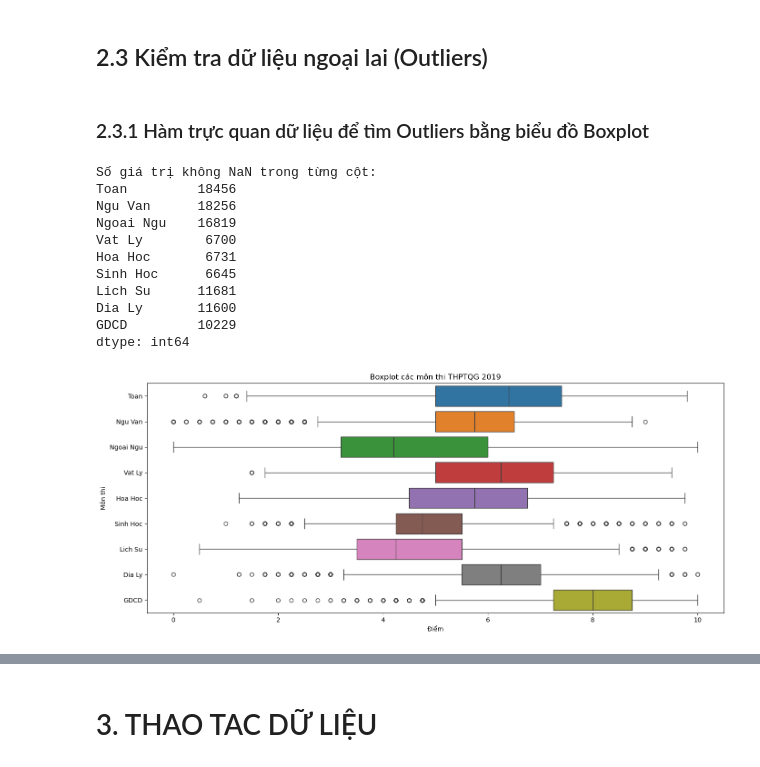
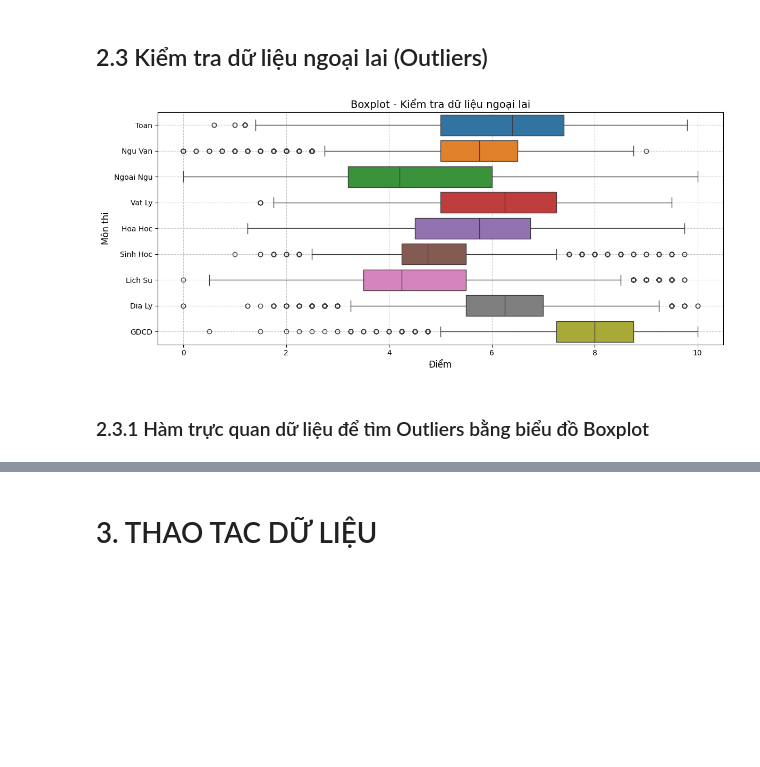
Before and after one commit to KietChauu/THPTQG_source_analysis, a Jupyter notebook: data.ipynb, the cells around one changed output, grey strips where cells are left out. Saved outputs shown, nothing was run; the diff lists cells and outputs as text; code cells hidden in the pictures; blank space fills up the shorter version.

```diff
--- a/data.ipynb
+++ b/data.ipynb
@@ -106,44 +106,43 @@ df_clean
 df_clean.to_csv("diem_thptqg_2019_clean.csv", index=False, encoding='utf-8-sig')
 # %% [markdown]
 ## 2.3 Kiểm tra dữ liệu ngoại lai (Outliers)
+# %%
+# Kiểm tra dữ liệu ngoại lai (Outliers) bằng phương pháp IQR
+def detect_outliers_iqr(data, column):
+    Q1 = data[column].quantile(0.25)  # Quartile 1
+    Q3 = data[column].quantile(0.75)  # Quartile 3
+    IQR = Q3 - Q1  # Interquartile Range
+    lower_bound = Q1 - 1.5 * IQR
+    upper_bound = Q3 + 1.5 * IQR
+    outliers = data[(data[column] < lower_bound) |
+                    (data[column] > upper_bound)]
+    return outliers
+
+
+# Áp dụng kiểm tra ngoại lai cho từng cột trong danh sách các môn học
+outliers_dict = {}
+# Hiển thị từng môn học tuần tự
+for subject, outliers in outliers_dict.items():
+    print(f"--- Outliers in {subject} ---")
+    if not outliers.empty:
+        print(outliers)
+    else:
+        print("No outliers found.")
+    print("\n")  # Thêm dòng trống để dễ đọc hơn
+    input("Nhấn Enter để tiếp tục...")
+
+# Vẽ boxplot để trực quan hóa dữ liệu ngoại lai
+# Điều chỉnh chiều cao dựa trên số lượng môn học
+plt.figure(figsize=(12, len(list_of_subjects) * 0.6))
+sns.boxplot(data=df[list_of_subjects], orient="h")
+plt.title("Boxplot - Kiểm tra dữ liệu ngoại lai", fontsize=14)
+plt.xlabel("Điểm", fontsize=12)
+plt.ylabel("Môn thi", fontsize=12)
+plt.yticks(fontsize=10)  # Điều chỉnh kích thước nhãn môn học
+plt.grid(True, linestyle='--', alpha=0.7)
+plt.tight_layout()
+plt.show()
+# %% [output]
+[figure, added]
 # %% [markdown]
 ### 2.3.1 Hàm trực quan dữ liệu để tìm Outliers bằng biểu đồ Boxplot
-# %%
-mandatory_subjects = ['Toan', 'Ngu Van', 'Ngoai Ngu']
-df_cleaned = df.dropna(how="all", subset=mandatory_subjects)
-
-# 2. Tạo DataFrame chỉ chứa điểm các môn
-df_scores = df_cleaned[list_of_subjects]
-
-# Kiểm tra dữ liệu trước khi vẽ
-print("\nSố giá trị không NaN trong từng cột:")
-print(df_scores.notna().sum())
-
-# Chỉ lấy các cột có dữ liệu (ít nhất 1 giá trị không NaN)
-valid_subjects = [col for col in list_of_subjects if df_scores[col].notna().sum() > 0]
-df_scores = df_scores[valid_subjects]
-
-# Đảm bảo kiểu dữ liệu là số
-df_scores = df_scores.astype(float)
-
-# 3. Vẽ boxplot
-plt.figure(figsize=(14, 6))
-sns.boxplot(data=df_scores, orient="h")
-plt.title("Boxplot các môn thi THPTQG 2019")
-plt.xlabel("Điểm")
-plt.ylabel("Môn thi")
-plt.tight_layout()
-plt.show()
-# %% [output]
-Số giá trị không NaN trong từng cột:
-Toan         18456
-Ngu Van      18256
-Ngoai Ngu    16819
-Vat Ly        6700
-Hoa Hoc       6731
-Sinh Hoc      6645
-Lich Su      11681
-Dia Ly       11600
-GDCD         10229
-dtype: int64
-[figure, removed]
```
Also changed, not shown: parts of 41 cells of this notebook.
